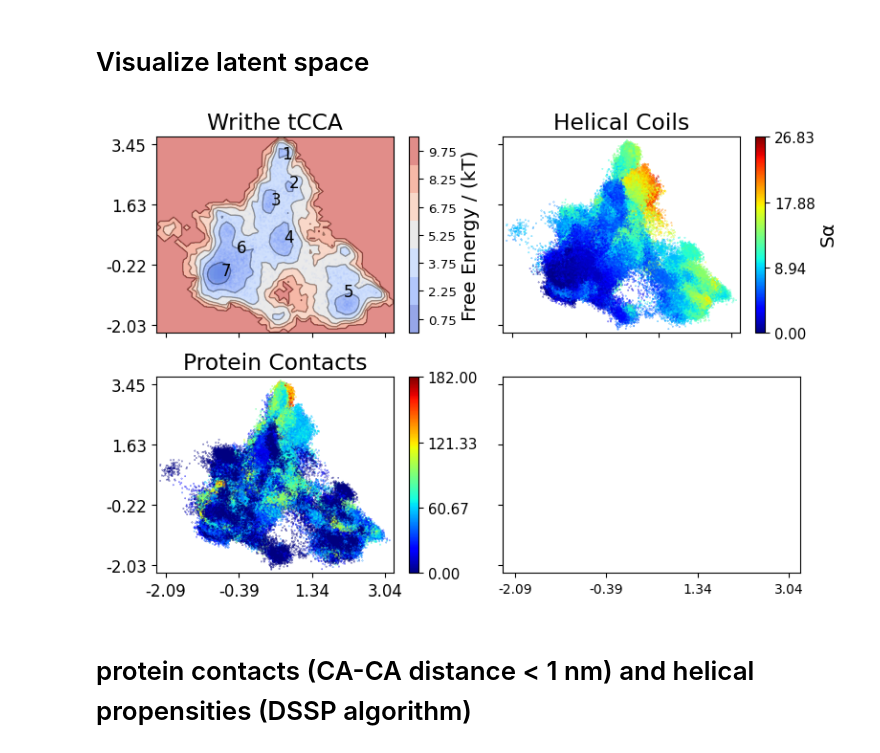
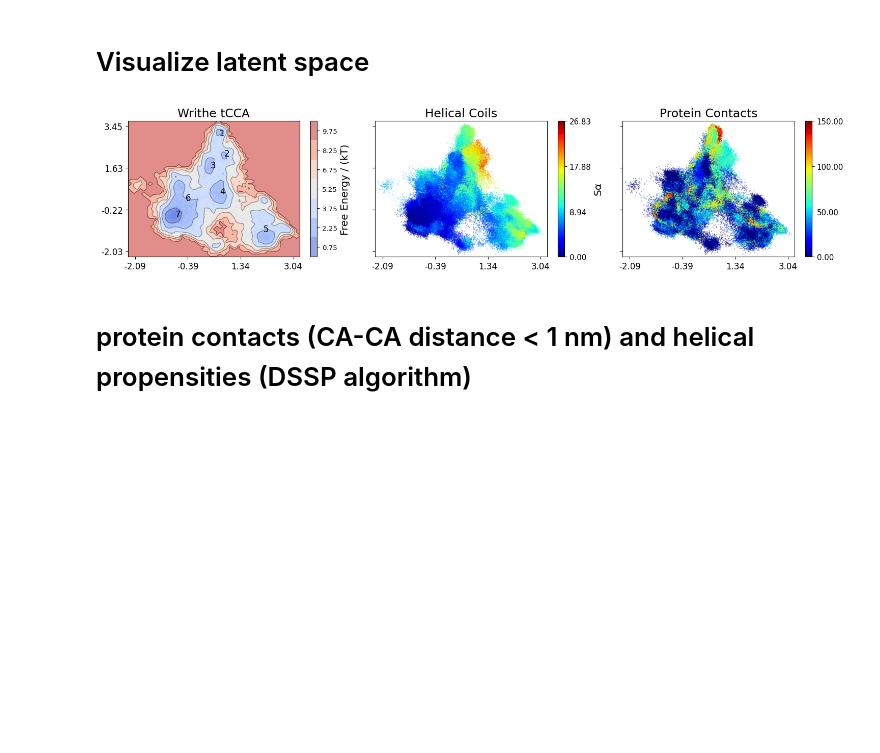
Before and after one commit to tommysisk/tommy_dimer_repo, a Jupyter notebook: APO.ipynb, the cells around one changed output. Drawn from its saved outputs; the diff is of its cells as text; code cells hidden in the pictures; blank space fills up the shorter version.

```diff
--- a/APO.ipynb
+++ b/APO.ipynb
@@ -217,12 +240,12 @@ ca_distances = ResidueDistances(index_0=np.arange(24),
 # dimer events from ca_distances
 dimer = ca_distances.contacts(1).any(1)
 dimer_events = contiguous_bool(bools=dimer)
-lengths = 0.24 * np.fromiter(map(len, dimer_events), float) # scale by physical time
+dimer_lengths = 0.24 * np.fromiter(map(len, dimer_events), float) # scale by physical time
 
 # sort by event length
-sort = lengths.argsort()[::-1]
+sort = dimer_lengths.argsort()[::-1]
 dimer_events = reindex_list(dimer_events, sort)
-lengths = lengths[sort]
+dimer_lengths = dimer_lengths[sort]
 
 # structural features
 sa = np.stack([calc_sa(md.load(protein_files[0], top=protein_pdb, atom_indices=j), helix_pdb) for j in split(ca_selection)])
@@ -230,17 +253,16 @@ sa = np.stack([calc_sa(md.load(protein_files[0], top=protein_pdb, atom_indices=j
 dssp = np.where(md.compute_dssp(traj=md.load(protein_files[0], top=protein_pdb)) == 'H', 1, 0)[:, ca_index]
 
 writhe = Writhe(xyz=md.load(protein_files[0], top=protein_pdb, atom_indices=ca_selection).center_coordinates().xyz)
-writhe_segments = [get_segments(index0=np.arange(24)),
-                   get_segments(index0=np.arange(24, 48)),
-                   get_segments(index0=np.arange(24), index1=np.arange(24, 48))
-                  ]
-writhe_features = np.concatenate([writhe.compute_writhe(segments=s,
-                                                        cuda=True,
-                                                        store_results=False,
-                                                        #lengths=unitcell_lengths,
-                                                       )['writhe_features']
-                                  for s in writhe_segments], axis=-1)
+segments = np.concatenate([get_segments(index0=np.arange(24)),
+                           get_segments(index0=np.arange(24, 48)),
+                           get_segments(index0=np.arange(24), index1=np.arange(24, 48))
+                          ])
 
+writhe_features = writhe.compute_writhe(segments=segments,
+                                        cuda=True,
+                                        store_results=False,
+                                        #lengths=unitcell_lengths,
+                                        )['writhe_features']
 # dimensionality reduction
 tcca = tCCA(writhe_features, lag=10, dim=2,).fit()
 
@@ -259,36 +281,36 @@ centroids = group_by(dtraj, proj, reduction = partial(np.mean, axis = 0))
 # %% [markdown]
  # Visualize latent space
 # %%
-fig, ax = plt.subplots(2, 2, figsize=(8, 5.4), sharey=True, sharex=True)
+fig, ax = plt.subplots(1, 3, figsize=(15, 3.5), sharey=True, sharex=True)
 ax=ax.flat
 fes2d(proj, cluster_centers=centroids, ax=ax[0],
       **fes2d_args, title='Writhe tCCA', font_scale=1.2)
 
 # proj2d(proj,
 #        ax=ax[1],
 #        c=to_contacts(np.load(f'{paths[1]}/ligand_distances.npy'), 0.6).sum(-1),
 #        cmap=gray_to_color_cmap(),
 #        title = 'Ligand Contacts',
 #        font_scale=1.2)
 
 proj2d(proj,  ax=ax[1], c=sa.sum((0,2)),
        cmap='jet', title = 'Helical Coils',
        font_scale=1.2,dot_size=.05,
        vmin=0, cbar_label=r'S$\alpha$')
 
 proj2d(proj,
        ax=ax[2],
        c=ca_distances.contacts(1).sum(-1),
        cmap='jet',
        title = 'Protein Contacts',
        font_scale=1.2,
-       vmin=0,
+       vmin=0,vmax=150,
        dot_size=.05)
 
 fig.tight_layout()
-fig.savefig('apo_projections.png', bbox_inches='tight', dpi=1000)
+#fig.savefig('apo_projections.png', bbox_inches='tight', dpi=1000)
 # %% [output]
-[figure, old version]
+[figure, new version]
 # %% [markdown]
  # protein contacts (CA-CA distance < 1 nm) and helical propensities (DSSP algorithm)
 # %%
```
Also changed, not shown: parts of 4 cells of this notebook, 2 other files.
